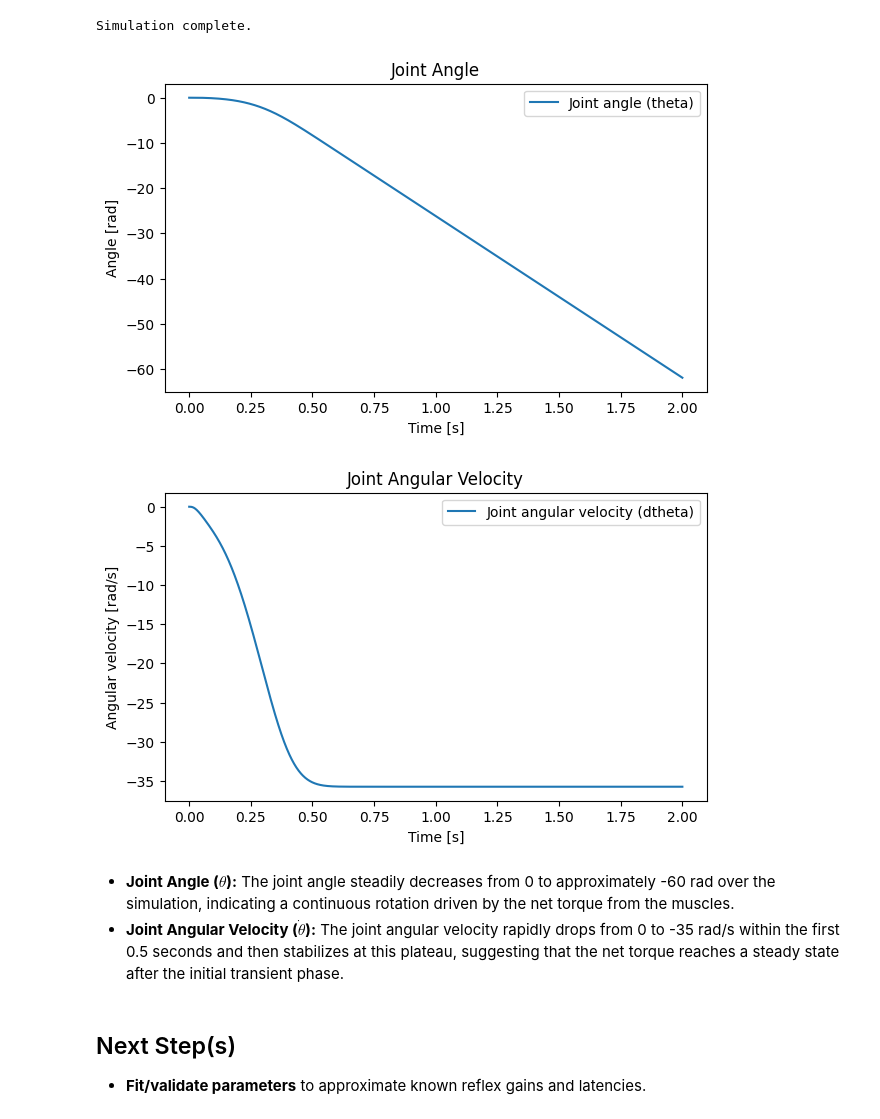
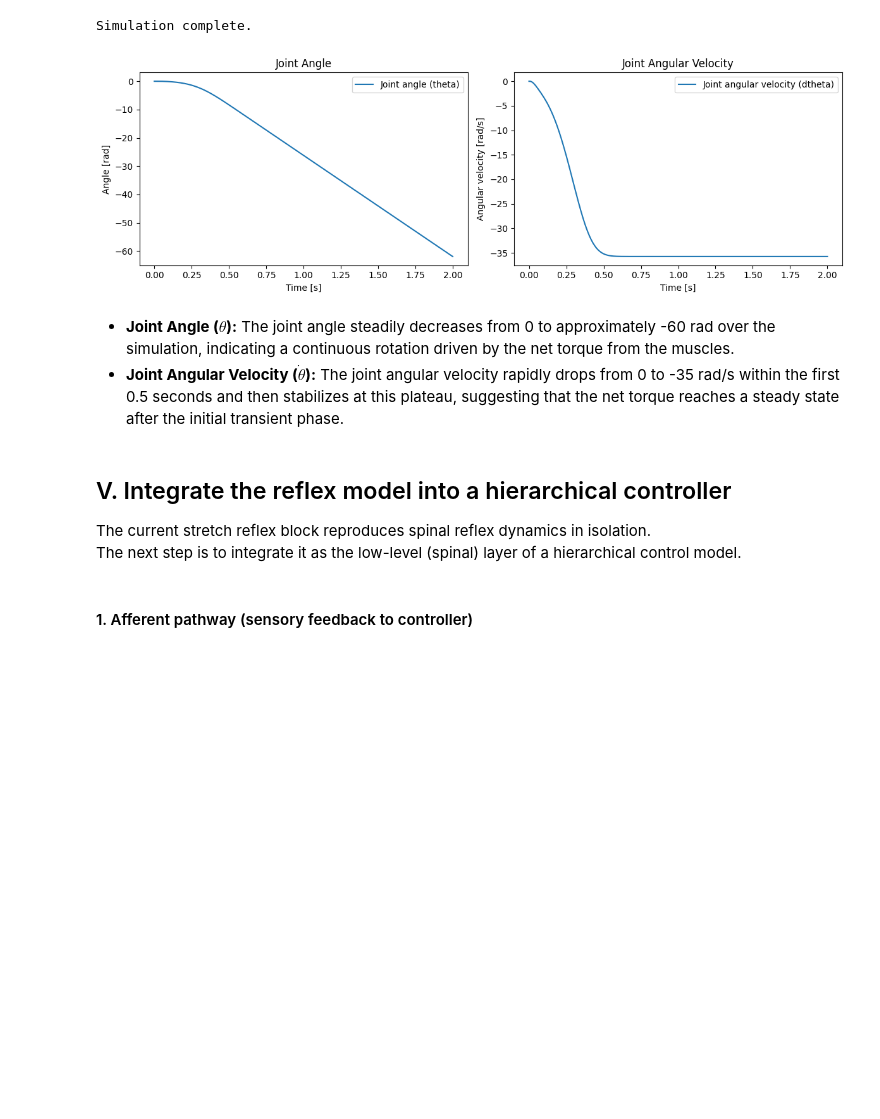
Before and after one commit to MetthewB/NX-492, a Jupyter notebook: script/stretch_reflex_toy.ipynb, the cells around one changed output. Saved outputs shown, nothing was run; the diff lists cells and outputs as text; code cells hidden in the pictures; blank space fills up the shorter version.

```diff
--- a/script/stretch_reflex_toy.ipynb
+++ b/script/stretch_reflex_toy.ipynb
@@ -97,10 +94,10 @@ class StretchProfile:
     t_end: float = 2.0
 # %%
 def length_trajectory(t: float, prof: StretchProfile):
+    """Compute the muscle length and velocity over time using a smooth step function."""
     # Smooth step in length at t_step using tanh for numerical stability.
-    # Returns L(t), dLdt(t).
     k = 60.0  # steepness of transition
-    s = 0.5 * (1 + np.tanh(k * (t - prof.t_step)))  # 0->1 smooth step
+    s = 0.5 * (1 + np.tanh(k * (t - prof.t_step)))
     L = prof.L0 + prof.dL * s
     dLdt = prof.dL * 0.5 * k * (1 - np.tanh(k * (t - prof.t_step))**2)
     return L, dLdt
@@ -129,6 +135,12 @@ def muscle_force(A, L, dLdt, mp: MuscleParams): # total muscle force based on ac
     return mp.Fmax * A * fL(L, mp) * fV(dLdt, mp)
 # %%
 def reflex_ode(t, y, sp: SpindleParams, gb: GolgiParams, mn: MNParams, mp: MuscleParams, prof: StretchProfile):
+    """
+    System of ordinary differential equations (ODEs) for the reflex arc.
+
+    This function models the dynamics of the alpha motoneuron and muscle activation
+    in response to proprioceptive feedback from the muscle spindle (Ia) and Golgi tendon organ (Ib).
+    """
     # system of ODEs for the reflex arc
     a_mn, A = y
     L, dLdt = length_trajectory(t, prof)
@@ -342,6 +345,11 @@ y0 = [0.0, 0.05, 0.0, 0.06]  # [a_mn, A, a_mn_ant, A_ant]
 # %%
-# Modify the ODE function
 def reflex_ode_ant(t, y, sp, gb, mn, mp, sp_ant, gb_ant, mn_ant, mp_ant, prof):
+    """
+    ODE system for coupled agonist-antagonist muscles with reciprocal inhibition.
+
+    This function models the dynamics of two muscles (agonist and antagonist) acting on a joint,
+    including reciprocal inhibition between the muscles.
+    """
     a_mn, A, a_mn_ant, A_ant = y
     L, dLdt = length_trajectory(t, prof)
 
@@ -547,30 +557,35 @@ Simulation complete.
 JOINT_DIR = SAVE_DIR + "joint/"
 os.makedirs(JOINT_DIR, exist_ok=True)
 # %%
-# Plot results
-plt.figure()
-plt.plot(t, theta, label="Joint angle (theta)")
-plt.xlabel("Time [s]"); plt.ylabel("Angle [rad]")
-plt.title("Joint Angle")
-plt.legend()
-plt.savefig(os.path.join(JOINT_DIR, "theta.png"))
+fig, axs = plt.subplots(1, 2, figsize=(12, 4))
+
+# Plot joint angle
+axs[0].plot(t, theta, label="Joint angle (theta)")
+axs[0].set_xlabel("Time [s]")
+axs[0].set_ylabel("Angle [rad]")
+axs[0].set_title("Joint Angle")
+axs[0].legend()
+
+# Plot joint angular velocity
+axs[1].plot(t, dtheta, label="Joint angular velocity (dtheta)")
+axs[1].set_xlabel("Time [s]")
+axs[1].set_ylabel("Angular velocity [rad/s]")
+axs[1].set_title("Joint Angular Velocity")
+axs[1].legend()
+
+plt.tight_layout()
+plt.savefig(os.path.join(JOINT_DIR, "joint_kinematics.png"))
 plt.show()
 plt.close()
-
-plt.figure()
-plt.plot(t, dtheta, label="Joint angular velocity (dtheta)")
-plt.xlabel("Time [s]"); plt.ylabel("Angular velocity [rad/s]")
-plt.title("Joint Angular Velocity")
-plt.legend()
-plt.savefig(os.path.join(JOINT_DIR, "dtheta.png"))
-plt.show()
-plt.close()
 # %% [output]
-[figure, old version]
+[figure, new version]
-[figure, removed]
 # %% [markdown]
 - **Joint Angle ($\theta$):** The joint angle steadily decreases from 0 to approximately -60 rad over the simulation, indicating a continuous rotation driven by the net torque from the muscles.
 - **Joint Angular Velocity ($\dot{\theta}$):** The joint angular velocity rapidly drops from 0 to -35 rad/s within the first 0.5 seconds and then stabilizes at this plateau, suggesting that the net torque reaches a steady state after the initial transient phase.
-# %% [markdown]
-## Next Step(s)
-- **Fit/validate parameters** to approximate known reflex gains and latencies.
+# %% [markdown]
+## V. Integrate the reflex model into a hierarchical controller
+
+The current stretch reflex block reproduces spinal reflex dynamics in isolation.
+The next step is to integrate it as the low-level (spinal) layer of a hierarchical control model.
+# %% [markdown]
+#### 1. Afferent pathway (sensory feedback to controller)
```
Also changed, not shown: parts of 38 cells of this notebook, 28 other files.
